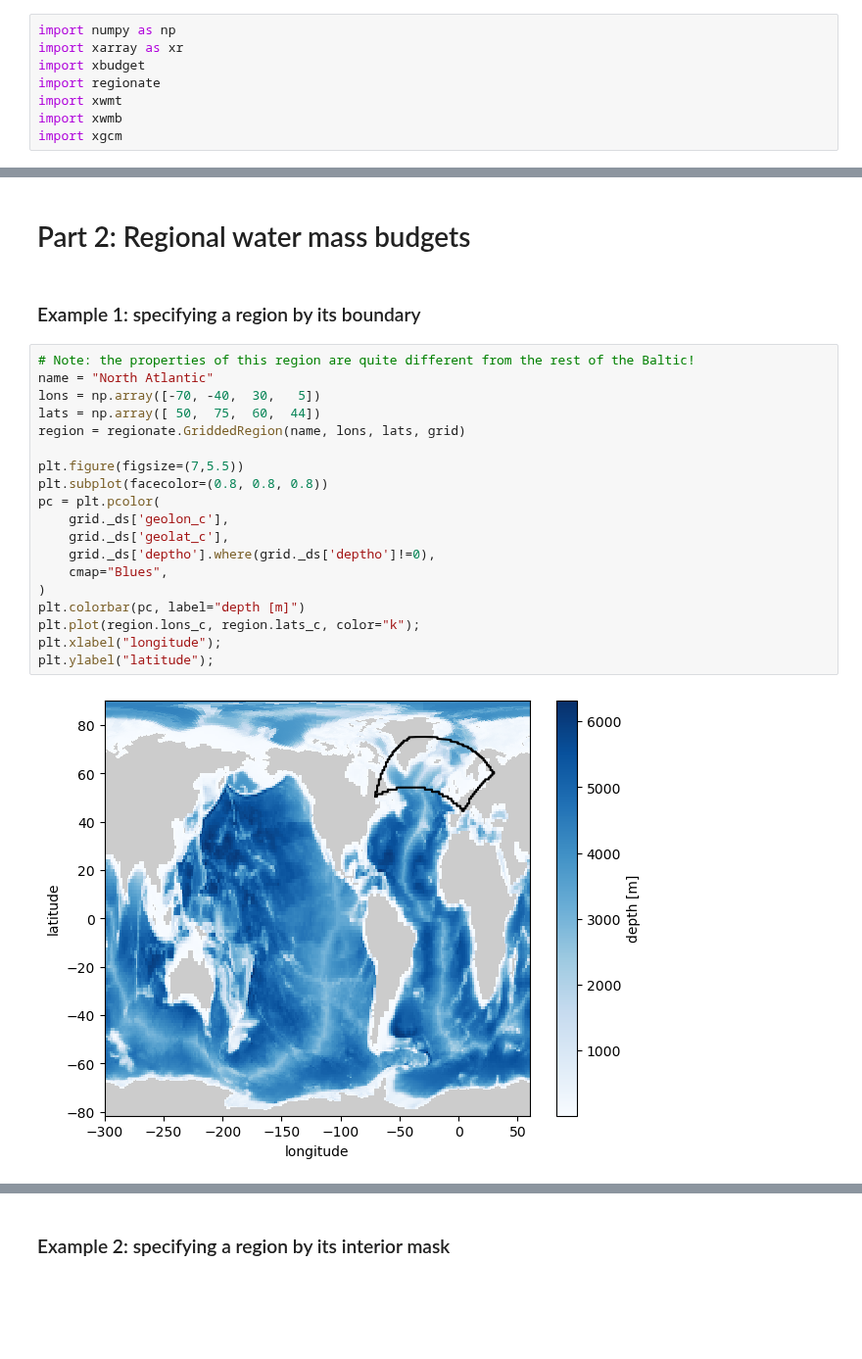
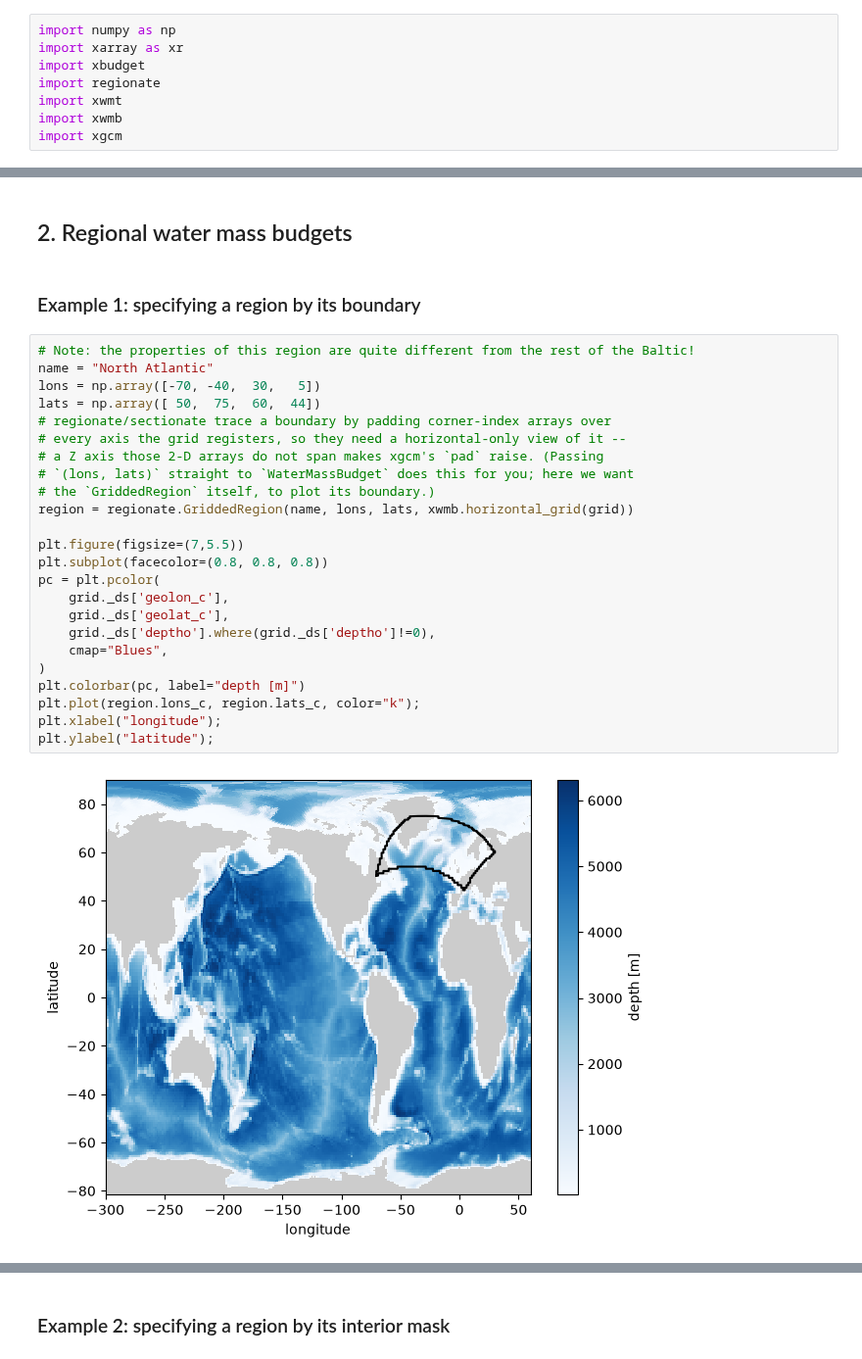
Before and after one commit to hdrake/xwmb, a Jupyter notebook: docs/source/examples/MOM6_water_mass_budgets.ipynb, the cells around one changed output, grey strips where cells are left out. Shown at 98% size. Drawn from its saved outputs; the diff is of its cells as text; blank space fills up the shorter version.

```diff
--- a/docs/source/examples/MOM6_water_mass_budgets.ipynb
+++ b/docs/source/examples/MOM6_water_mass_budgets.ipynb
@@ -128,28 +164,33 @@ Consider the mass budget for $\sigma_{2} = 34$ $\text{kg/m}^{3}$, highlighted by
 
 While we have here interpreted the residual water mass transformations implied by the non-closure of the water mass budget as spurious numerical mixing, it is possible. However, in [Drake et al. (2025)](https://doi.org/10.1029/2024MS004383) we have performed sensitivity experiments to test several alternative error sources and found them to be either small or random, such that they can not explain the leading-order structure shown in the budget above.
 # %% [markdown]
-# Part 2: Regional water mass budgets
+## 2. Regional water mass budgets
 # %% [markdown]
 ### Example 1: specifying a region by its boundary
 # %%
 # Note: the properties of this region are quite different from the rest of the Baltic!
 name = "North Atlantic"
 lons = np.array([-70, -40,  30,   5])
 lats = np.array([ 50,  75,  60,  44])
-region = regionate.GriddedRegion(name, lons, lats, grid)
+# regionate/sectionate trace a boundary by padding corner-index arrays over
+# every axis the grid registers, so they need a horizontal-only view of it --
+# a Z axis those 2-D arrays do not span makes xgcm's `pad` raise. (Passing
+# `(lons, lats)` straight to `WaterMassBudget` does this for you; here we want
+# the `GriddedRegion` itself, to plot its boundary.)
+region = regionate.GriddedRegion(name, lons, lats, xwmb.horizontal_grid(grid))
 
 plt.figure(figsize=(7,5.5))
 plt.subplot(facecolor=(0.8, 0.8, 0.8))
 pc = plt.pcolor(
     grid._ds['geolon_c'],
     grid._ds['geolat_c'],
     grid._ds['deptho'].where(grid._ds['deptho']!=0),
     cmap="Blues",
 )
 plt.colorbar(pc, label="depth [m]")
 plt.plot(region.lons_c, region.lats_c, color="k");
 plt.xlabel("longitude");
 plt.ylabel("latitude");
 # %% [output]
-[figure, old version]
+[figure, new version]
 # %%
```
Also changed, not shown: parts of 26 cells of this notebook, 6 other files.
